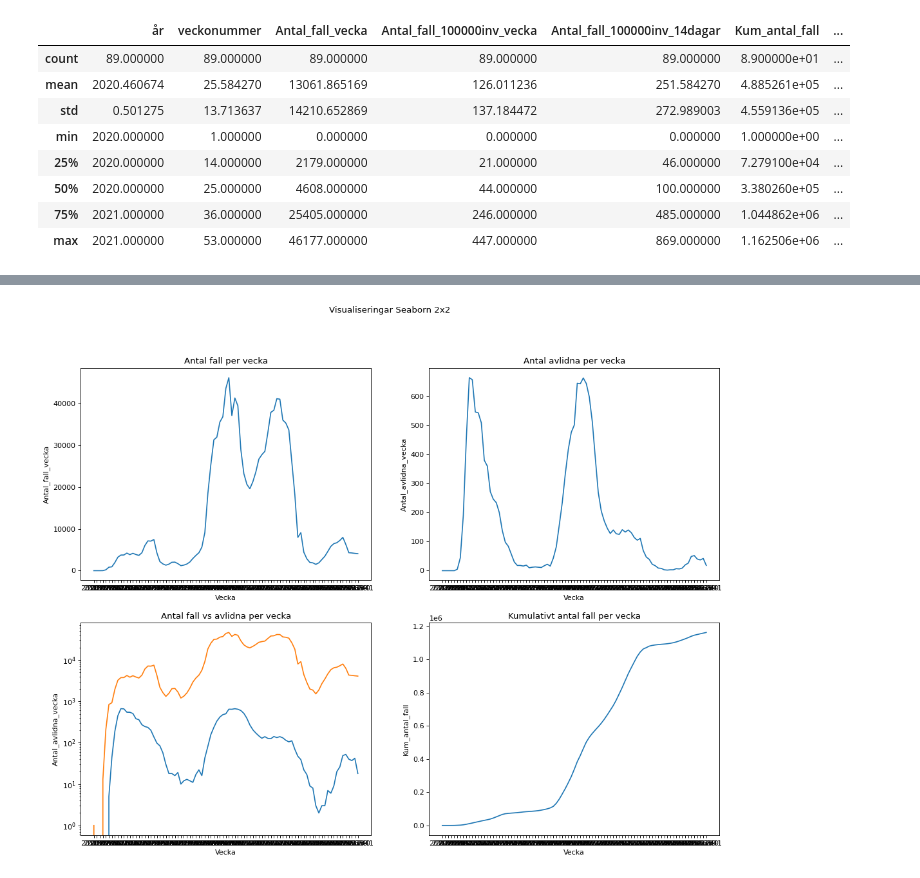
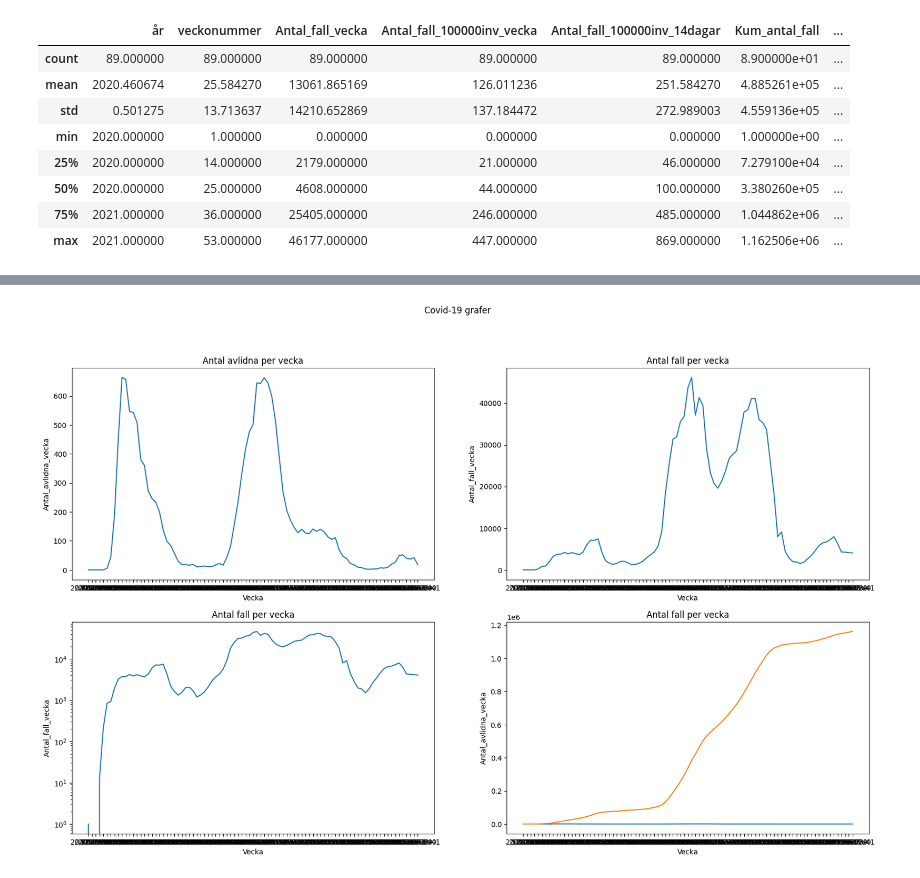
Before and after one commit to FHegardt/Databehandling_Fredrik_Hegardt, a Jupyter notebook: Labb1/Uppgift1_covid_data.ipynb, the cells around one changed output, grey strips where cells are left out. Cells and saved outputs as stored; diff of their text form; code cells hidden in the pictures.

```diff
--- a/Labb1/Uppgift1_covid_data.ipynb
+++ b/Labb1/Uppgift1_covid_data.ipynb
@@ -70,12 +70,28 @@ fig1 = px.line(clean_s_d_v_r, x= "Vecka", y = ["Antal_avlidna_vecka","Antal_fall
 fig1.show()
 
 fig1.write_html("Visualiseringar/Avlidna_antal_fall_per_vecka.html")
-# %%
-sns.lineplot(data = clean_s_d_v_r, x = "Vecka", y = "Antal_avlidna_vecka",)
-sns.lineplot(data = clean_s_d_v_r, x = "Vecka", y = "Antal_fall_vecka")
-plt.savefig("Visualiseringar/antal_avlidna_antal_fall.png")
-# %% [output]
-[figure, removed]
+# %%
+import plotly_express as px
+
+fig, axes = plt.subplots(2, 2, dpi = 100, figsize = (20,12))
+fig.suptitle("Covid-19 grafer")
+
+plot1 = sns.lineplot(data=clean_s_d_v_r, x="Vecka", y="Antal_avlidna_vecka", ax=axes[0][0])
+plot1.set(title = "Antal avlidna per vecka")
+
+plot2 = sns.lineplot(data=clean_s_d_v_r, x="Vecka", y="Antal_fall_vecka", ax=axes[0][1])
+plot2.set(title = "Antal fall per vecka")
+
+plot3 = sns.lineplot(data=clean_s_d_v_r, x="Vecka", y="Antal_avlidna_vecka", ax=axes[1][1])
+plot3 = sns.lineplot(data=clean_s_d_v_r, x="Vecka", y="Antal_fall_vecka", ax=axes[1][0])
+plot3.set(yscale = 'log', title = "Antal fall per vecka")
+
+plot4 = sns.lineplot(data=clean_s_d_v_r, x="Vecka", y="Kum_antal_fall", ax=axes[1][1])
+plot4.set(title = "Antal fall per vecka")
+
+plt.savefig("Visualiseringar/Seaborn_2x2visualiseringar")
+# %% [output]
+[figure, added]
 # %%
 fig1 = px.line(clean_s_d_v_r, x= "Vecka", y = ["Kum_antal_fall"], title= "Antal Covid-19 avlidna per vecka", log_y=True)
 fig1.show()
```
Also changed, not shown: parts of 1 cell of this notebook, 4 other files.
